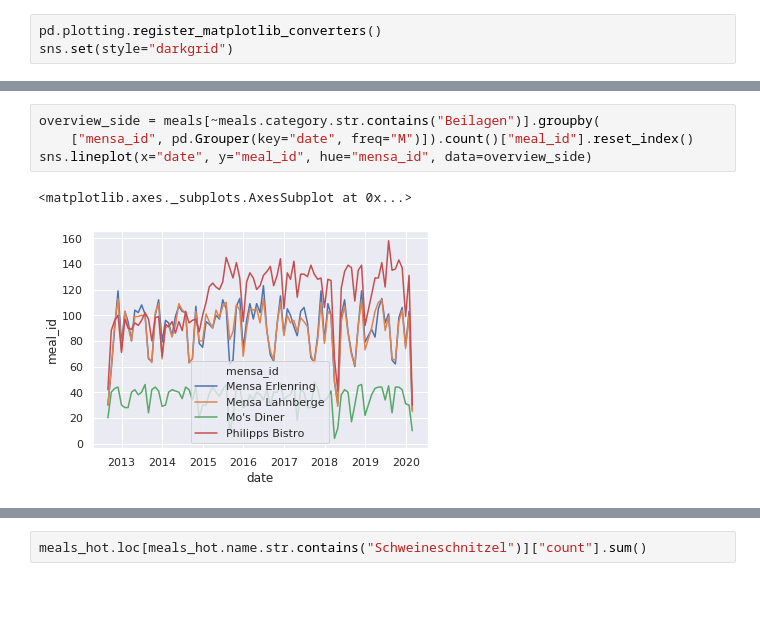
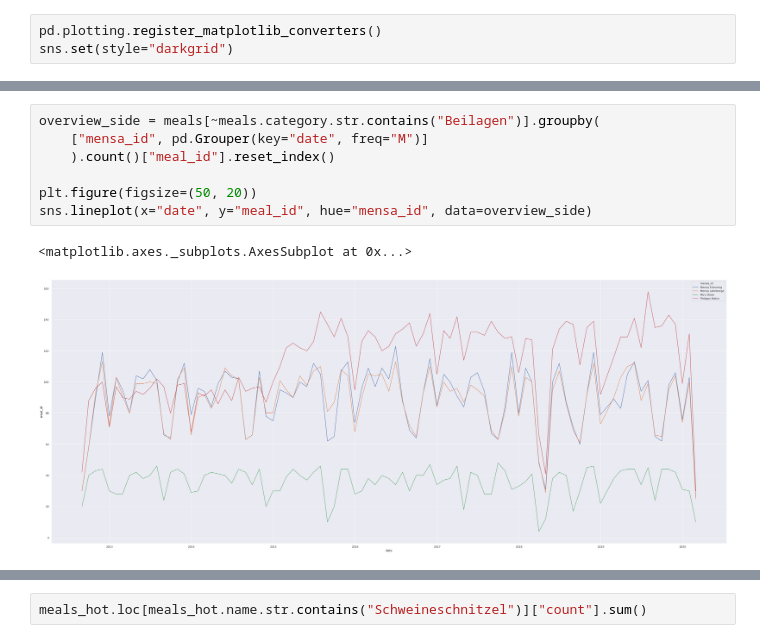
Before and after one commit to oxzi/about-mensa-mr, a Jupyter notebook: mensa_prices.ipynb, the cells around one changed output, grey strips where cells are left out. Cells and saved outputs as stored; diff of their text form; blank space fills up the shorter version.

```diff
--- a/mensa_prices.ipynb
+++ b/mensa_prices.ipynb
@@ -49,11 +59,14 @@ sns.lineplot(x="date", y="meal_id", hue="category", data=overview_cat)
 [figure]
 # %%
 overview_side = meals[~meals.category.str.contains("Beilagen")].groupby(
-    ["mensa_id", pd.Grouper(key="date", freq="M")]).count()["meal_id"].reset_index()
+    ["mensa_id", pd.Grouper(key="date", freq="M")]
+    ).count()["meal_id"].reset_index()
+
+plt.figure(figsize=(50, 20))
 sns.lineplot(x="date", y="meal_id", hue="mensa_id", data=overview_side)
 # %% [output]
 <matplotlib.axes._subplots.AxesSubplot at 0x...>
-[figure, old version]
+[figure, new version]
 # %%
 # ignore elements without a price and the golden Hetax-Käse for EUR 295
 meals_cat = meals[~(meals.price_student.isnull()) & (meals.price_student < 10)].groupby(
```
Also changed, not shown: parts of 16 cells of this notebook.
